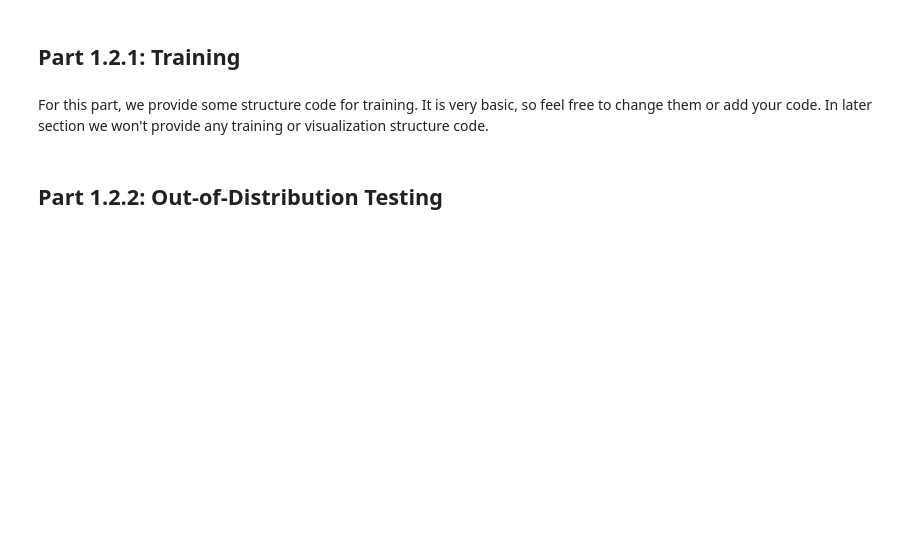
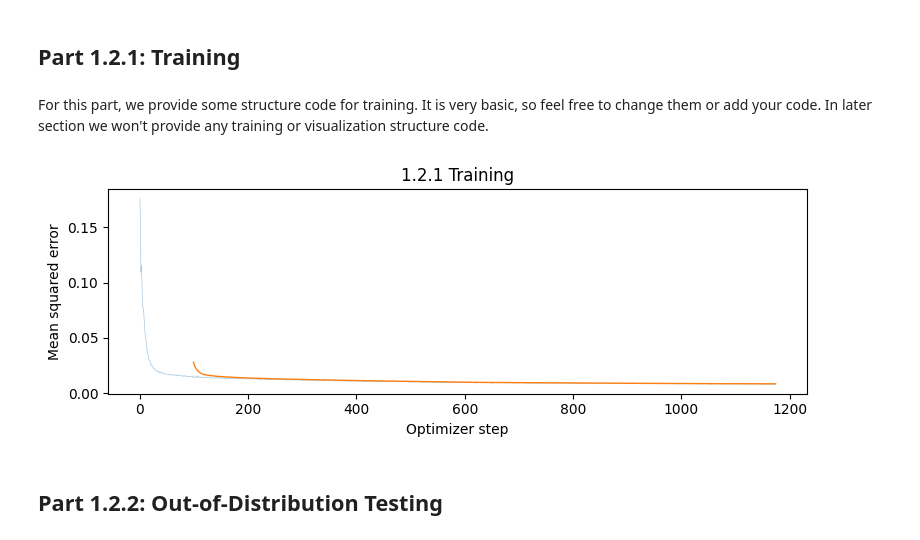
Before and after one commit to OKirk-Berkeley/cs180-proj3b, a Jupyter notebook: partb.ipynb, the cells around one changed output. Cells and saved outputs as stored; diff of their text form; code cells hidden in the pictures; blank space fills up the shorter version.

```diff
--- a/partb.ipynb
+++ b/partb.ipynb
@@ -289,32 +414,34 @@ For this part, we provide some structure code for training. It is very basic, so
 # %%
 # Complete the recommended denoising hyperparameters from Section 1.2.1.
-batch_size = None
-learning_rate = None
-noise_level = None
-hidden_dim = None
-num_epochs = None
+batch_size = 256
+learning_rate = 1e-4
+noise_level = 0.5
+hidden_dim = 128
+num_epochs = 5
 # %%
 # MNIST train_dataset/test_dataset were loaded in setup.
 # Build shuffled training and non-shuffled test DataLoaders.
-train_loader = None
-test_loader = None
+train_loader = DataLoader(train_dataset, batch_size=batch_size, shuffle=True)
+test_loader = DataLoader(test_dataset, batch_size=batch_size, shuffle=False)
 # %%
 # Define your model, optimizer, and loss
 # ===== your code here! ====
-model = None
-optimizer = None
-criterion = None
+model = UnconditionalUNet(1, hidden_dim).to(device)
+optimizer = torch.optim.Adam(model.parameters(), lr=learning_rate)
+criterion = nn.MSELoss()
 # ===== end of code ====
 # %%
 # The training loops
+from tqdm import tqdm
 train_losses = []
 for epoch in range(num_epochs):
     for i, (images, _) in enumerate(tqdm(train_loader)):
 
         # ===== your code here! ====
-
-        outputs = None
-
+        images = images.to(device)
+        ep = torch.randn_like(images)
+        noisy_images = images + noise_level * ep
+        outputs = model(noisy_images)
         # ===== end of code ====
 
         loss = criterion(outputs, images)
@@ -323,11 +450,15 @@ for epoch in range(num_epochs):
         optimizer.step()
 
         train_losses.append(loss.item())
+    if epoch + 1 in [1, 5]:
+      visualize_denoising(model, test_loader, noise_level, epoch + 1)
 # %%
 # Visualize your training curve
 # ===== your code here! ====
-
+loss_plot(train_losses, '1.2.1 Training')
 # ===== end of code ====
+# %% [output]
+[figure, added]
 # %% [markdown]
 ## Part 1.2.2: Out-of-Distribution Testing
 # %%
```
Also changed, not shown: parts of 8 cells of this notebook.
